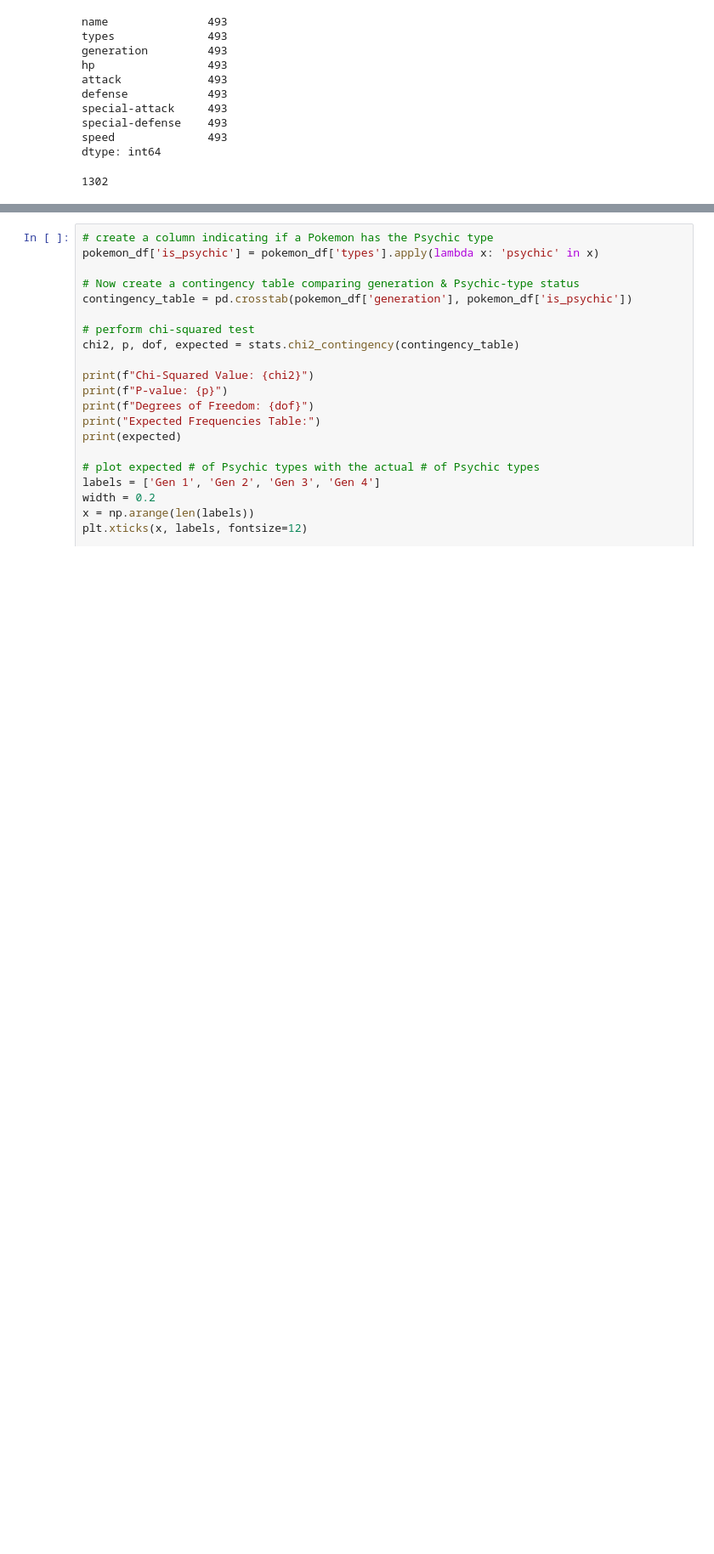
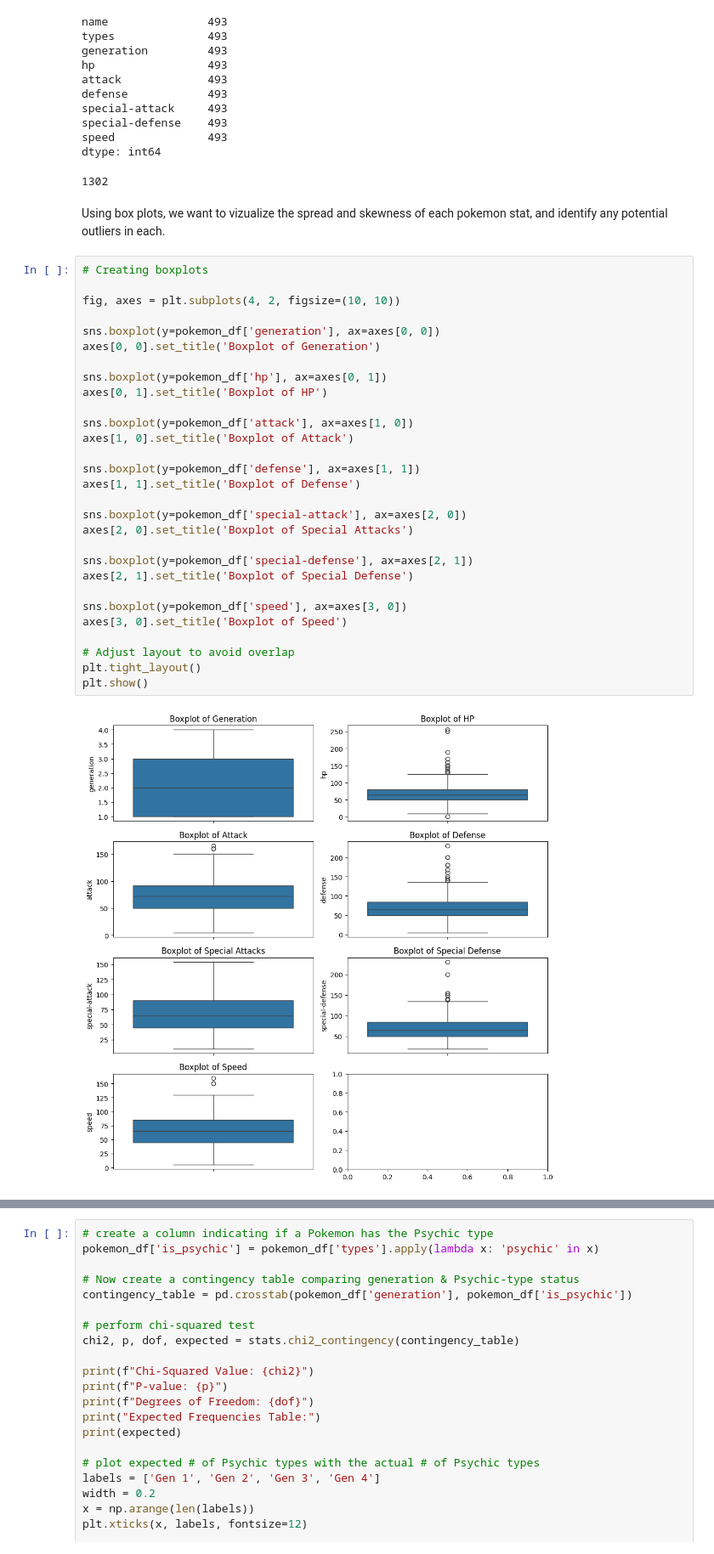
Before and after one commit to Dannypham142/CMSC320-PokeAPI-Final-Project, a Jupyter notebook: PokeAPI_Project.ipynb, the cells around one changed output, grey strips where cells are left out. Shown: that part at 85% size. Drawn from its saved outputs; the diff is of its cells as text; blank space fills up the shorter version.

Commit message:
finished boxplots

```diff
--- a/PokeAPI_Project.ipynb
+++ b/PokeAPI_Project.ipynb
@@ -102,3 +102,36 @@ special-defense    493
 speed              493
 dtype: int64
 1302
+# %% [markdown]
+Using box plots, we want to vizualize the spread and skewness of each pokemon stat, and identify any potential outliers in each.
+# %%
+# Creating boxplots
+
+fig, axes = plt.subplots(4, 2, figsize=(10, 10))
+
+sns.boxplot(y=pokemon_df['generation'], ax=axes[0, 0])
+axes[0, 0].set_title('Boxplot of Generation')
+
+sns.boxplot(y=pokemon_df['hp'], ax=axes[0, 1])
+axes[0, 1].set_title('Boxplot of HP')
+
+sns.boxplot(y=pokemon_df['attack'], ax=axes[1, 0])
+axes[1, 0].set_title('Boxplot of Attack')
+
+sns.boxplot(y=pokemon_df['defense'], ax=axes[1, 1])
+axes[1, 1].set_title('Boxplot of Defense')
+
+sns.boxplot(y=pokemon_df['special-attack'], ax=axes[2, 0])
+axes[2, 0].set_title('Boxplot of Special Attacks')
+
+sns.boxplot(y=pokemon_df['special-defense'], ax=axes[2, 1])
+axes[2, 1].set_title('Boxplot of Special Defense')
+
+sns.boxplot(y=pokemon_df['speed'], ax=axes[3, 0])
+axes[3, 0].set_title('Boxplot of Speed')
+
+# Adjust layout to avoid overlap
+plt.tight_layout()
+plt.show()
+# %% [output]
+[figure, added]
```
Also changed, not shown: parts of 3 cells of this notebook.
